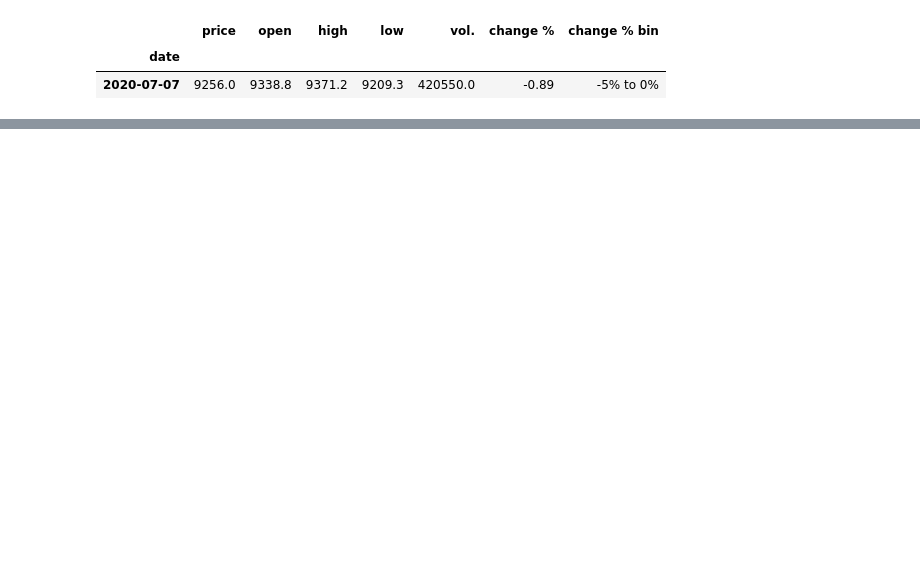
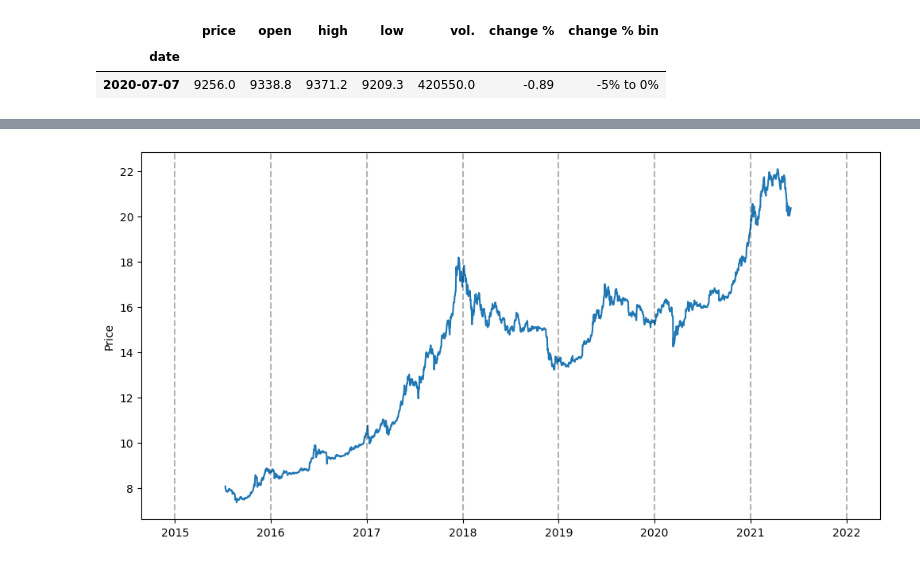
Before and after one commit to DoanNguyen2001/tap_bitcoin, a Jupyter notebook: sandesh_side.ipynb, the cells around one changed output, grey strips where cells are left out. Cells and saved outputs as stored; diff of their text form; code cells hidden in the pictures; blank space fills up the shorter version.

```diff
--- a/sandesh_side.ipynb
+++ b/sandesh_side.ipynb
@@ -501,2 +520,10 @@ df_2.sample()
+# %%
+plt.figure(figsize= (12,6))
+plt.plot(df_2.price_boxcox)
+plt.ylabel('Price')
+for year in range (2015, 2023):
+    plt.axvline(pd.to_datetime(str(year)+'-01-01'), color = 'k', linestyle = '--', alpha=0.3)
+# %% [output]
+[figure, added]
 # %%
 # First-order differencing
```
Also changed, not shown: parts of 20 cells of this notebook.
